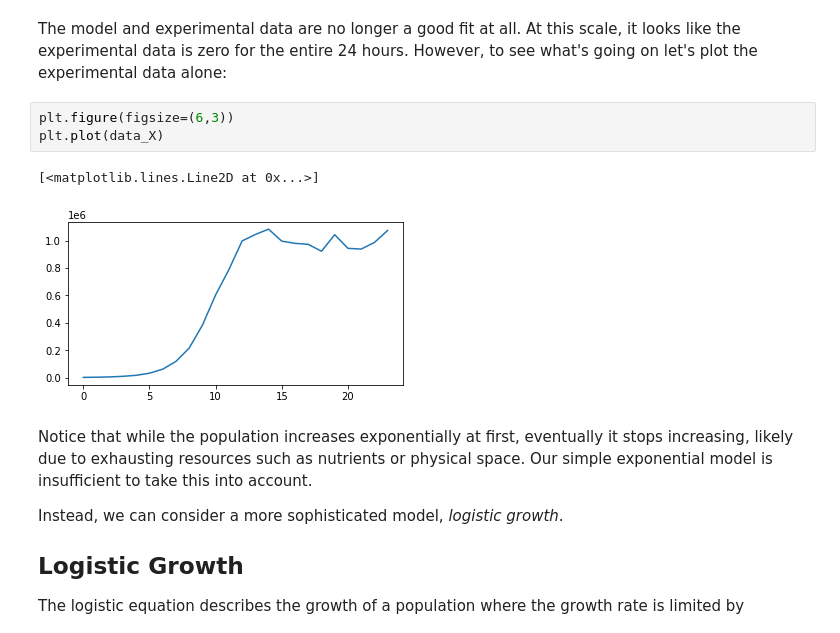
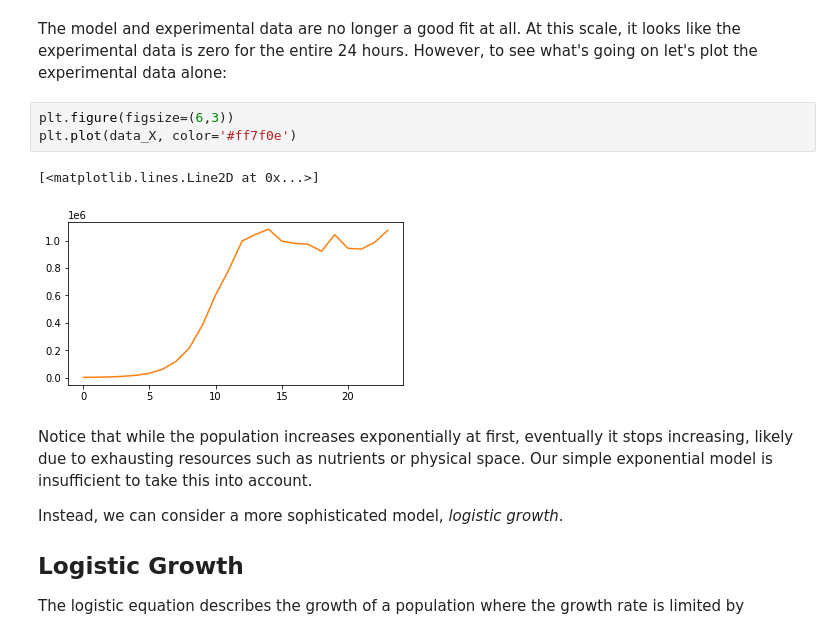
Before and after one commit to UCLNatSci/Interdisciplinary-Research-Skills, a Jupyter notebook: book/4_simulation/simulation.ipynb, the cells around one changed output. Drawn from its saved outputs; the diff is of its cells as text.

```diff
--- a/book/4_simulation/simulation.ipynb
+++ b/book/4_simulation/simulation.ipynb
@@ -156,10 +160,10 @@ plt.legend()
 The model and experimental data are no longer a good fit at all. At this scale, it looks like the experimental data is zero for the entire 24 hours. However, to see what's going on let's plot the experimental data alone:
 # %%
 plt.figure(figsize=(6,3))
-plt.plot(data_X)
+plt.plot(data_X, color='#ff7f0e')
 # %% [output]
 [<matplotlib.lines.Line2D at 0x...>]
-[figure, old version]
+[figure, new version]
 # %% [markdown]
 Notice that while the population increases exponentially at first, eventually it stops increasing, likely due to exhausting resources such as nutrients or physical space. Our simple exponential model is insufficient to take this into account.
 
```
Also changed, not shown: parts of 3 cells of this notebook, 1 other file.
